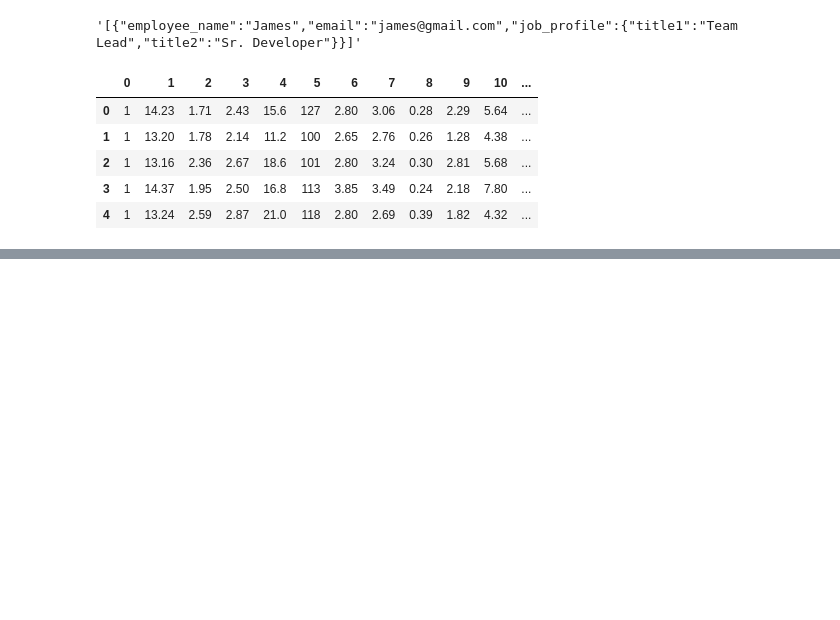
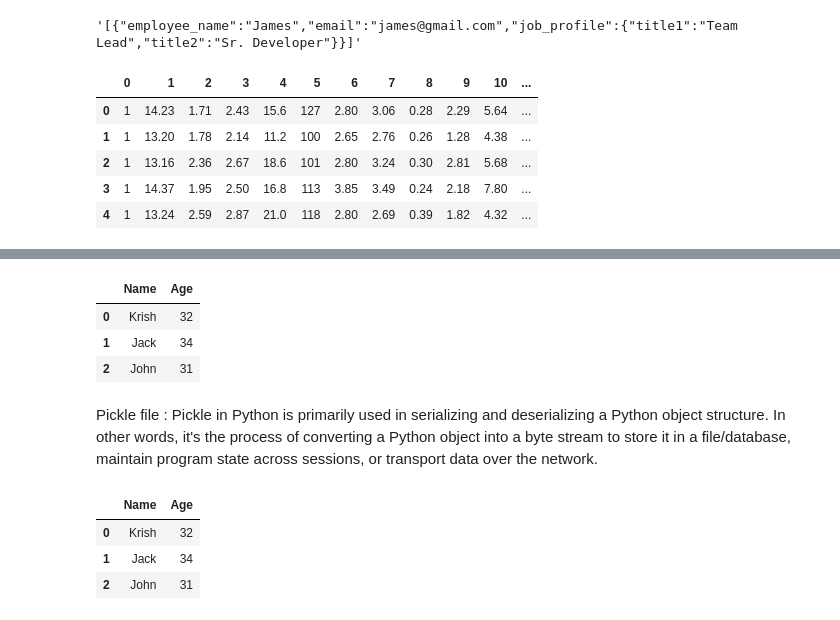
Before and after one commit to Anand-Raj-CSE/Data-Science-Learning, a Jupyter notebook: Data Analysis With Python/Reading data.ipynb, the cells around one changed output, grey strips where cells are left out. Drawn from its saved outputs; the diff is of its cells as text; code cells hidden in the pictures; blank space fills up the shorter version.

```diff
--- a/Data Analysis With Python/Reading data.ipynb
+++ b/Data Analysis With Python/Reading data.ipynb
@@ -33,0 +149,10 @@ wine_data.head()
+# %%
+excel = pd.read_excel("data.xlsx")
+excel
+# %% [output]
+|  | Name | Age |
+| 0 | Krish | 32 |
+| 1 | Jack | 34 |
+| 2 | John | 31 |
+# %% [markdown]
+Pickle file : Pickle in Python is primarily used in serializing and deserializing a Python object structure. In other words, it's the process of converting a Python object into a byte stream to store it in a file/database, maintain program state across sessions, or transport data over the network.
@@ -33,0 +161,8 @@ wine_data.head()
+# %%
+pickle_file = pd.read_pickle('excel')
+pickle_file
+# %% [output]
+|  | Name | Age |
+| 0 | Krish | 32 |
+| 1 | Jack | 34 |
+| 2 | John | 31 |
```
Also changed, not shown: parts of 11 cells of this notebook, 3 other files.
